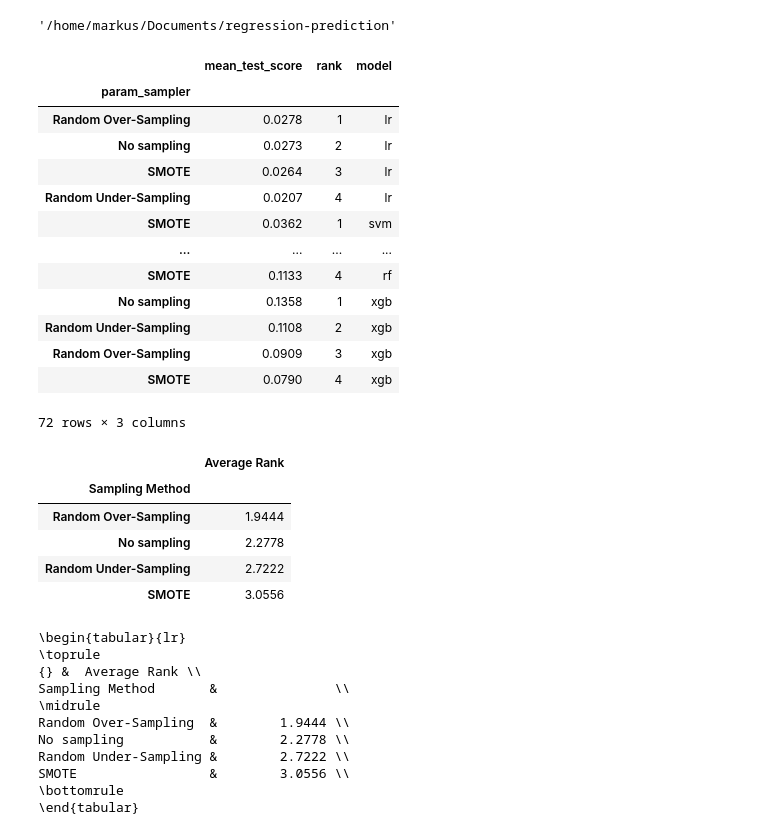
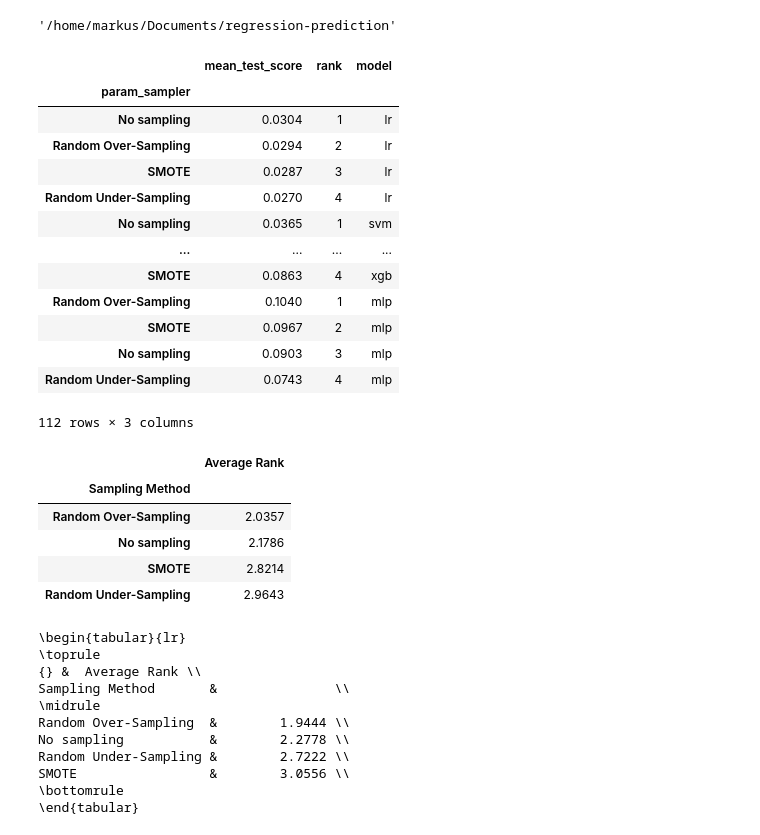
Before and after one commit to markus7800/firefox-performance-regressions, a Jupyter notebook: experiments/Sampling.ipynb, the cells around one changed output. Saved outputs shown, nothing was run; the diff lists cells and outputs as text; code cells hidden in the pictures.

```diff
--- a/experiments/Sampling.ipynb
+++ b/experiments/Sampling.ipynb
@@ -19,40 +19,43 @@ pd.set_option('display.float_format', lambda x: '%.4f' % x)
 # %%
 scoring = 'average_precision'
 all_sampler_ranks = []
-for (data, target) in [('fixed_defect_szz', 'performance'), ('bugbug_buglevel', 'performance')]: #('bugbug_buglevel', 'regression')
-    for feature_type in ['traditional', 'bow']:
-        for model in models:
-            try:
-                results = get_results(output_dir, data, feature_type, target, scoring, model)
-                results = results.replace({
-                    None: 'No sampling',
-                    'RandomOverSampler(random_state=0)': 'Random Over-Sampling',
-                    'RandomUnderSampler(random_state=0)': 'Random Under-Sampling',
-                    'SMOTE(random_state=0)': 'SMOTE'
-                    })
-                sampler_ranks = results.groupby('param_sampler')[['mean_test_score']].max().sort_values('mean_test_score', ascending=False)
-                sampler_ranks['rank'] = np.arange(1,5)
-                sampler_ranks['model'] = np.full(4, model)
-                all_sampler_ranks.append(sampler_ranks)
-            except FileNotFoundError:
-                pass
+for output_dir in ['experiments/results', 'experiments/results_FS']:
+    for (data, target) in [('fixed_defect_szz', 'performance'), ('bugbug_buglevel', 'performance')]: #('bugbug_buglevel', 'regression')
+        for feature_type in ['traditional', 'bow']:
+            if output_dir == 'experiments/results_FS' and feature_type == 'bow':
+                continue
+            for model in models:
+                try:
+                    results = get_results(output_dir, data, feature_type, target, scoring, model)
+                    results = results.replace({
+                        None: 'No sampling',
+                        'RandomOverSampler(random_state=0)': 'Random Over-Sampling',
+                        'RandomUnderSampler(random_state=0)': 'Random Under-Sampling',
+                        'SMOTE(random_state=0)': 'SMOTE'
+                        })
+                    sampler_ranks = results.groupby('param_sampler')[['mean_test_score']].max().sort_values('mean_test_score', ascending=False)
+                    sampler_ranks['rank'] = np.arange(1,5)
+                    sampler_ranks['model'] = np.full(4, model)
+                    all_sampler_ranks.append(sampler_ranks)
+                except FileNotFoundError:
+                    pass
 all_sampler_ranks = pd.concat(all_sampler_ranks)
 all_sampler_ranks
 # %% [output]
 |  | mean_test_score | rank | model |
 | param_sampler |  |  |  |
-| Random Over-Sampling | 0.0278 | 1 | lr |
-| No sampling | 0.0273 | 2 | lr |
-| SMOTE | 0.0264 | 3 | lr |
-| Random Under-Sampling | 0.0207 | 4 | lr |
-| SMOTE | 0.0362 | 1 | svm |
+| No sampling | 0.0304 | 1 | lr |
+| Random Over-Sampling | 0.0294 | 2 | lr |
+| SMOTE | 0.0287 | 3 | lr |
+| Random Under-Sampling | 0.0270 | 4 | lr |
+| No sampling | 0.0365 | 1 | svm |
 | ... | ... | ... | ... |
-| SMOTE | 0.1133 | 4 | rf |
-| No sampling | 0.1358 | 1 | xgb |
-| Random Under-Sampling | 0.1108 | 2 | xgb |
-| Random Over-Sampling | 0.0909 | 3 | xgb |
-| SMOTE | 0.0790 | 4 | xgb |
+| SMOTE | 0.0863 | 4 | xgb |
+| Random Over-Sampling | 0.1040 | 1 | mlp |
+| SMOTE | 0.0967 | 2 | mlp |
+| No sampling | 0.0903 | 3 | mlp |
+| Random Under-Sampling | 0.0743 | 4 | mlp |
-72 rows × 3 columns
+112 rows × 3 columns
 # %%
 t = all_sampler_ranks.groupby('param_sampler')[['rank']].mean().sort_values('rank', ascending=True)
 t.index.name = 'Sampling Method'
@@ -61,10 +64,10 @@ t
 # %% [output]
 |  | Average Rank |
 | Sampling Method |  |
-| Random Over-Sampling | 1.9444 |
-| No sampling | 2.2778 |
-| Random Under-Sampling | 2.7222 |
-| SMOTE | 3.0556 |
+| Random Over-Sampling | 2.0357 |
+| No sampling | 2.1786 |
+| SMOTE | 2.8214 |
+| Random Under-Sampling | 2.9643 |
 # %%
 print(t.to_latex())
 # %% [output]
```
Also changed, not shown: parts of 2 cells of this notebook, 3 other files.
